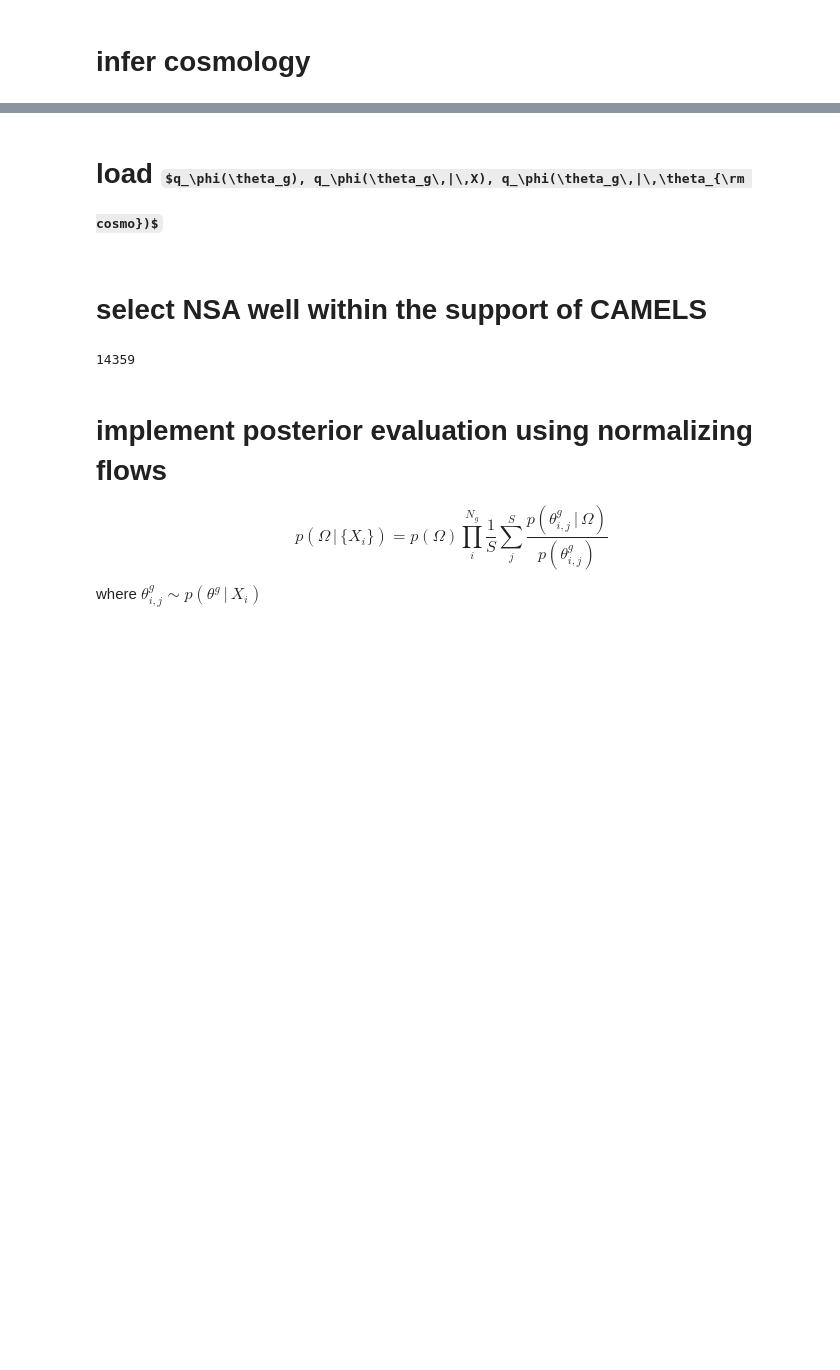
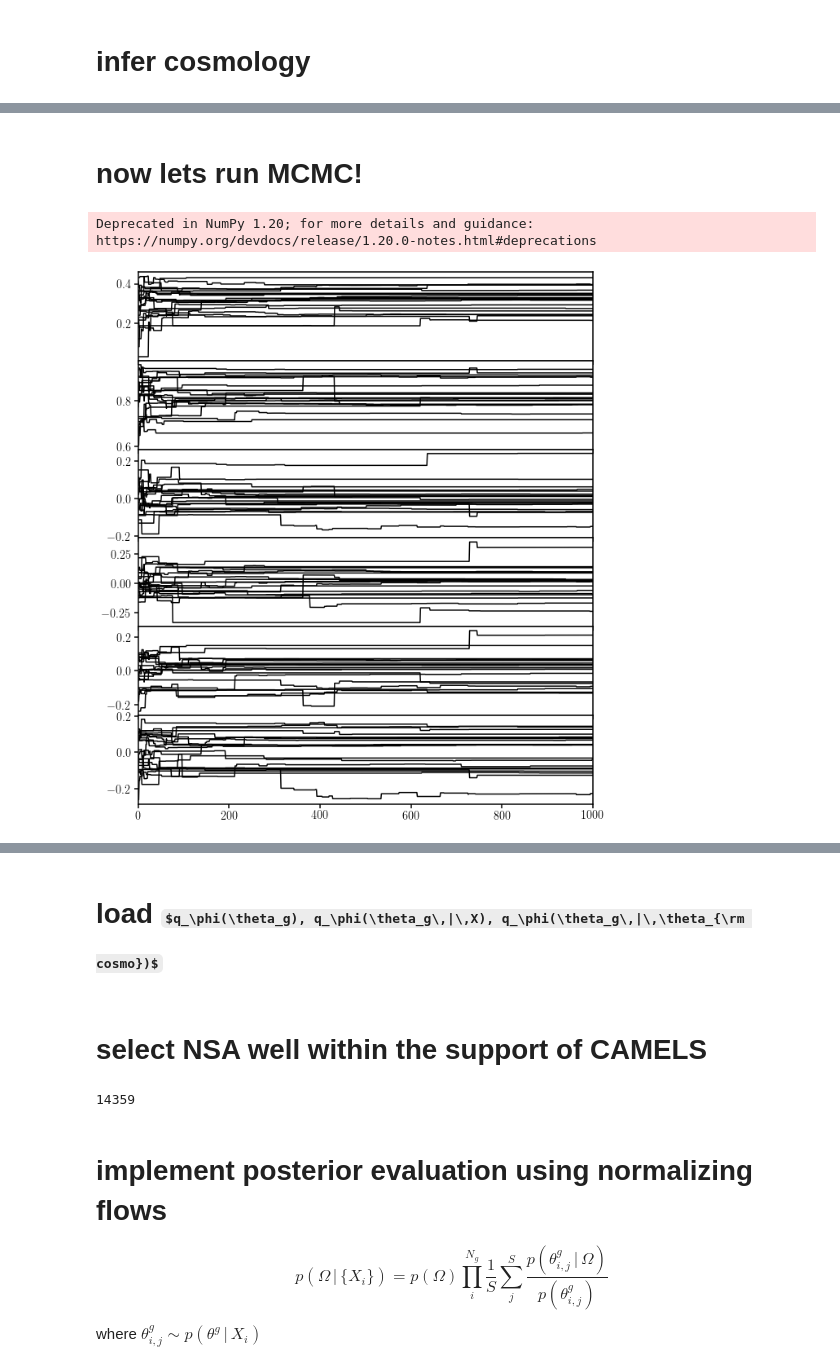
Before and after one commit to changhoonhahn/goleta, a Jupyter notebook: nb/cosmo_infer.ipynb, the cells around one changed output, grey strips where cells are left out. Cells and saved outputs as stored; diff of their text form; code cells hidden in the pictures; some formulas as TeX source; blank space fills up the shorter version.

Commit message:
latest posteriors

```diff
--- a/nb/cosmo_infer.ipynb
+++ b/nb/cosmo_infer.ipynb
@@ -33,0 +96,2 @@ cuda
+# %%
+Xs = np.concatenate([absmag_nsa[cuts], ivar_absmag_nsa[cuts]**-0.5], axis=1)
@@ -33,0 +103,24 @@ cuda
+# %% [markdown]
+# now lets run MCMC!
+# %%
+ndim, nwalkers = 6, 100
+p0 = 0.1 * np.random.randn(nwalkers, ndim) + np.array([0.3, 0.8, 0., 0., 0., 0.])
+# %%
+sampler = emcee.EnsembleSampler(nwalkers, ndim, log_posterior, args=[Xs[::100]])
+# burn in
+_ = sampler.run_mcmc(p0, 1000)
+# %% [output]
+Deprecated in NumPy 1.20; for more details and guidance: https://numpy.org/devdocs/release/1.20.0-notes.html#deprecations
+# %%
+chains = sampler.get_chain()
+# %%
+fig = plt.figure(figsize=(10,12))
+for j in range(6):
+    sub = fig.add_subplot(6,1,j+1)
+    for i in range(20):
+        sub.plot(chains[:,i,j], c='k', alpha=1)
+    if j < 5: sub.set_xticklabels([])
+    sub.set_xlim(0, chains.shape[0])
+fig.subplots_adjust(hspace=0)
+# %% [output]
+[figure, added]
```
Also changed, not shown: parts of 22 cells of this notebook.
